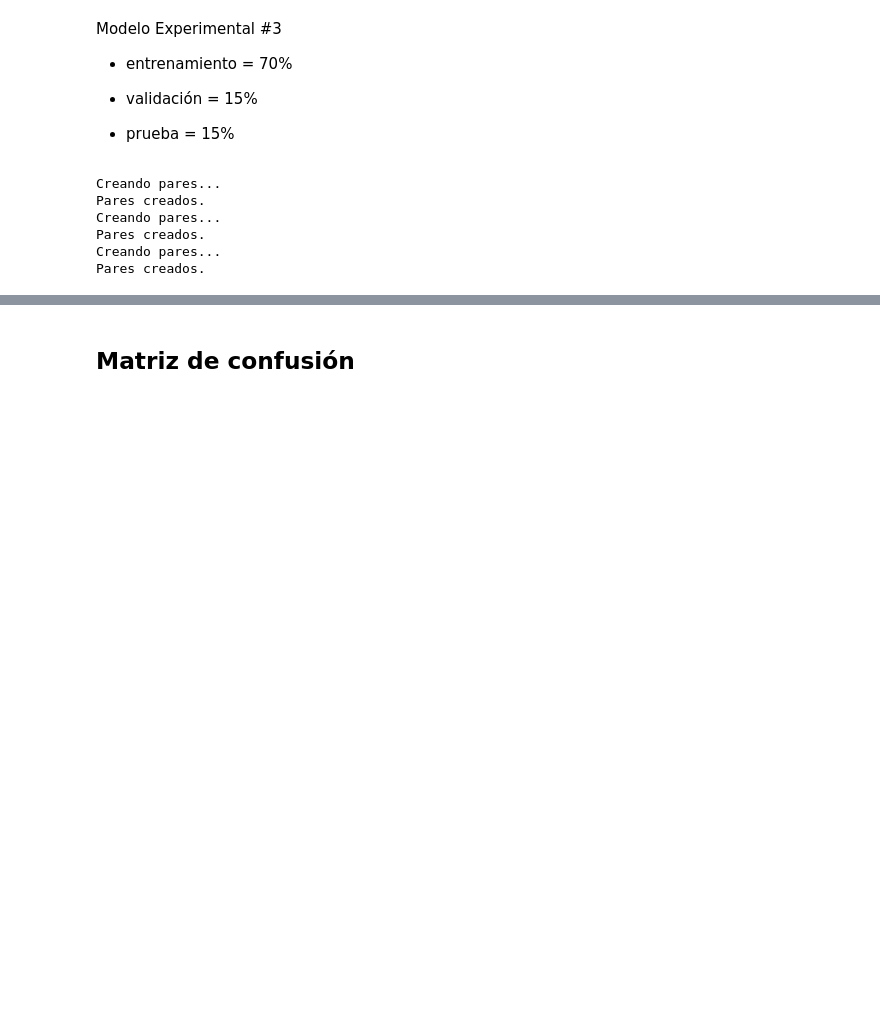
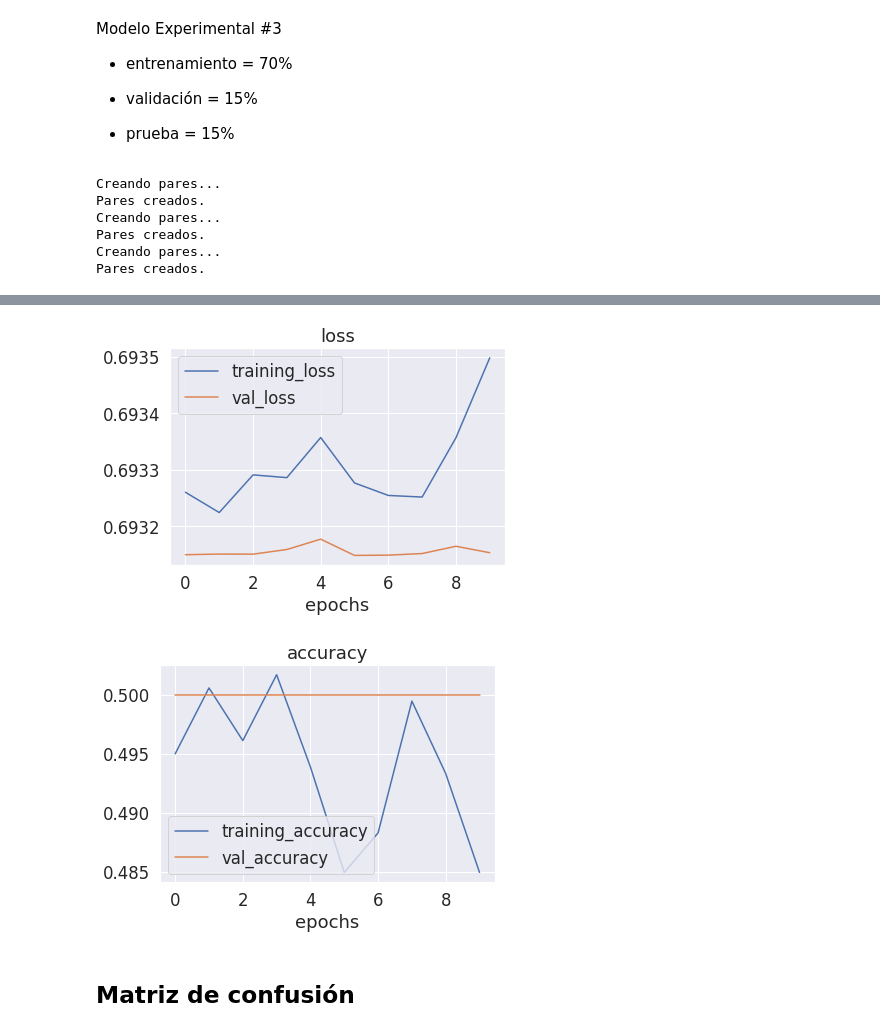
Before and after one commit to JosephBaquerizo/dataset_turbina_jacket, a Jupyter notebook: 2_Prueba_Copy_SNN_Fisura|Pernoflojo_Correción.ipynb, the cells around one changed output, grey strips where cells are left out. Saved outputs shown, nothing was run; the diff lists cells and outputs as text; code cells hidden in the pictures; blank space fills up the shorter version.

```diff
--- a/2_Prueba_Copy_SNN_Fisura|Pernoflojo_Correción.ipynb
+++ b/2_Prueba_Copy_SNN_Fisura|Pernoflojo_Correción.ipynb
@@ -396,3 +510,20 @@ m3_pernoflojo_prueba_15 = arreglo_imagenes_pernoflojo[porcentaje_70+porcentaje_1
+# %%
+# Para 70 15 15
+for lista in lista_listas_imagenes_fisura:
+  for imagen_entrenamiento in lista[:porcentaje_70]:
+    conjunto_entrenamiento_fisura_3.append(imagen_entrenamiento)
+  for imagen_validacion in lista[porcentaje_70:porcentaje_70 + porcentaje_15]:
+    conjunto_validacion_fisura_3.append(imagen_validacion)
+  for imagen_prueba in lista[porcentaje_70 + porcentaje_15:]:
+    conjunto_prueba_fisura_3.append(imagen_prueba)
+
+for lista in lista_listas_imagenes_pernoflojo:
+  for imagen_entrenamiento in lista[:porcentaje_70]:
+    conjunto_entrenamiento_pernoflojo_3.append(imagen_entrenamiento)
+  for imagen_validacion in lista[porcentaje_70:porcentaje_70 + porcentaje_15]:
+    conjunto_validacion_pernoflojo_3.append(imagen_validacion)
+  for imagen_prueba in lista[porcentaje_70 + porcentaje_15:]:
+    conjunto_prueba_pernoflojo_3.append(imagen_prueba)
 # %% [markdown]
 ## Red Neuronal Siamesa
 # %%
@@ -726,9 +868,9 @@ Modelo Experimental #3
 
 - prueba = 15%
 # %%
-(pares_m3_entrenamiento, labels_m3_entrenamiento) = crear_pares(m3_fisura_entrenamiento_70, m3_pernoflojo_entrenamiento_70)
-(pares_m3_validacion, labels_m3_validacion) = crear_pares(m3_fisura_validacion_15, m3_pernoflojo_validacion_15)
-(pares_m3_prueba, labels_m3_prueba) = crear_pares(m3_fisura_prueba_15, m3_pernoflojo_prueba_15)
+(pares_m3_entrenamiento, labels_m3_entrenamiento) = crear_pares(conjunto_entrenamiento_fisura_3, conjunto_entrenamiento_pernoflojo_3)
+(pares_m3_validacion, labels_m3_validacion) = crear_pares(conjunto_validacion_fisura_3, conjunto_validacion_pernoflojo_3)
+(pares_m3_prueba, labels_m3_prueba) = crear_pares(conjunto_prueba_fisura_3, conjunto_prueba_pernoflojo_3)
 # %% [output]
 Creando pares...
 Pares creados.
@@ -749,18 +891,23 @@ np.random.shuffle(labels_aleatorizados_m3)
 # %%
 def build_siamese_model_3(input_shape):
   model = tf.keras.Sequential([
-                                tf.keras.layers.Conv2D(filters=3,
+                                tf.keras.layers.Conv2D(filters=64,
                                                         kernel_size=10,
                                                         activation='relu',
                                                         padding='same',
                                                         input_shape=input_shape),
                                 tf.keras.layers.MaxPooling2D(pool_size=2),
-                                tf.keras.layers.Conv2D(filters=3,
+                                tf.keras.layers.Conv2D(filters=128,
                                                         kernel_size=7,
                                                         activation='relu',
                                                         padding='same'),
                                 tf.keras.layers.MaxPooling2D(pool_size=2),
-                                tf.keras.layers.Conv2D(filters=3,
+                                tf.keras.layers.Conv2D(filters=128,
+                                                        kernel_size=4,
+                                                        activation='relu',
+                                                        padding='same'),
+                                tf.keras.layers.MaxPooling2D(pool_size=2),
+                                tf.keras.layers.Conv2D(filters=256,
                                                         kernel_size=4,
                                                         activation='relu',
                                                         padding='same'),
@@ -822,3 +969,8 @@ Epoch 10/10
+# %%
+graficar_curva_perdidas(history_3)
+# %% [output]
+[figure, added]
+[figure, added]
 # %% [markdown]
 ## Matriz de confusión
 # %%
```
Also changed, not shown: parts of 32 cells of this notebook.
